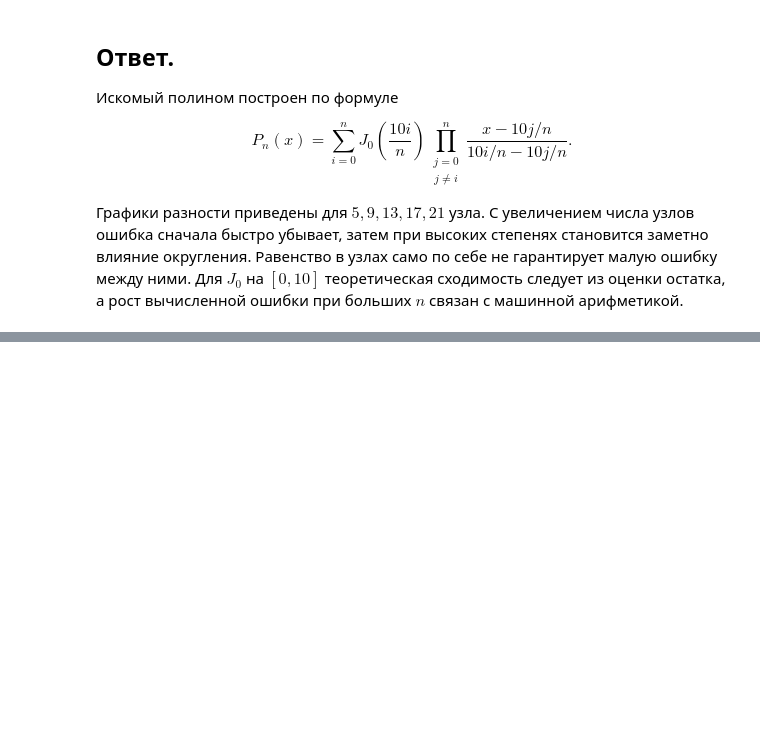
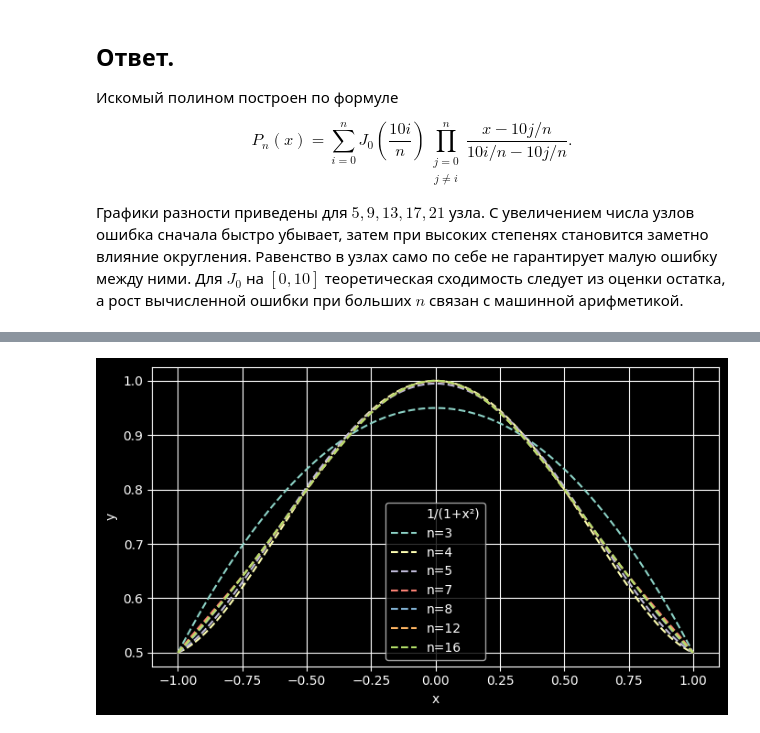
Before and after one commit to BelovVlad/NSU_FP_Y4_S1, a Jupyter notebook: ОВФ/02_Семинары/Задача_5.ipynb, the cells around one changed output, grey strips where cells are left out. Drawn from its saved outputs; the diff is of its cells as text; code cells hidden in the pictures; blank space fills up the shorter version.

```diff
--- a/ОВФ/02_Семинары/Задача_5.ipynb
+++ b/ОВФ/02_Семинары/Задача_5.ipynb
@@ -261,0 +277,29 @@ $$
+# %%
+def find_lagrange(x, x_nodes, y_nodes):
+    x = np.asarray(x, dtype=float)
+    result = np.zeros_like(x)
+    for i in range(len(x_nodes)):
+        basis = np.ones_like(x)
+        for j in range(len(x_nodes)):
+            if j != i:
+                basis *= (x - x_nodes[j]) / (x_nodes[i] - x_nodes[j])
+        result += y_nodes[i] * basis
+    return result
+# %%
+def f(x):
+    return 1 / (1 + x**2)
+# %%
+a, b = -1.0, 1.0
+x = np.linspace(a, b, 2001)
+y = f(x)
+ns = [3,4,5,7, 8, 12, 16]
+polynomials = []
+errors = []
+
+print("n   узлов   максимальная ошибка на сетке")
+for n in ns:
+    nodes = np.linspace(a, b, n+1)
+    p = find_lagrange(x, nodes, f(nodes))
+    polynomials.append(p)
+    errors.append(p-y)
+    print(n, "  ", n+1, "    ", np.max(np.abs(p-y)))
@@ -261,0 +315,13 @@ $$
+# %%
+plt.figure(figsize=(7, 4))
+plt.plot(x, y, "k", label="1/(1+x²)")
+for n, p in zip(ns, polynomials):
+    plt.plot(x, p, "--", label=f"n={n}")
+plt.xlabel("x")
+plt.ylabel("y")
+plt.grid()
+plt.legend()
+plt.tight_layout()
+plt.show()
+# %% [output]
+[figure, added]
```
Also changed, not shown: parts of 9 cells of this notebook, 1 other file.
